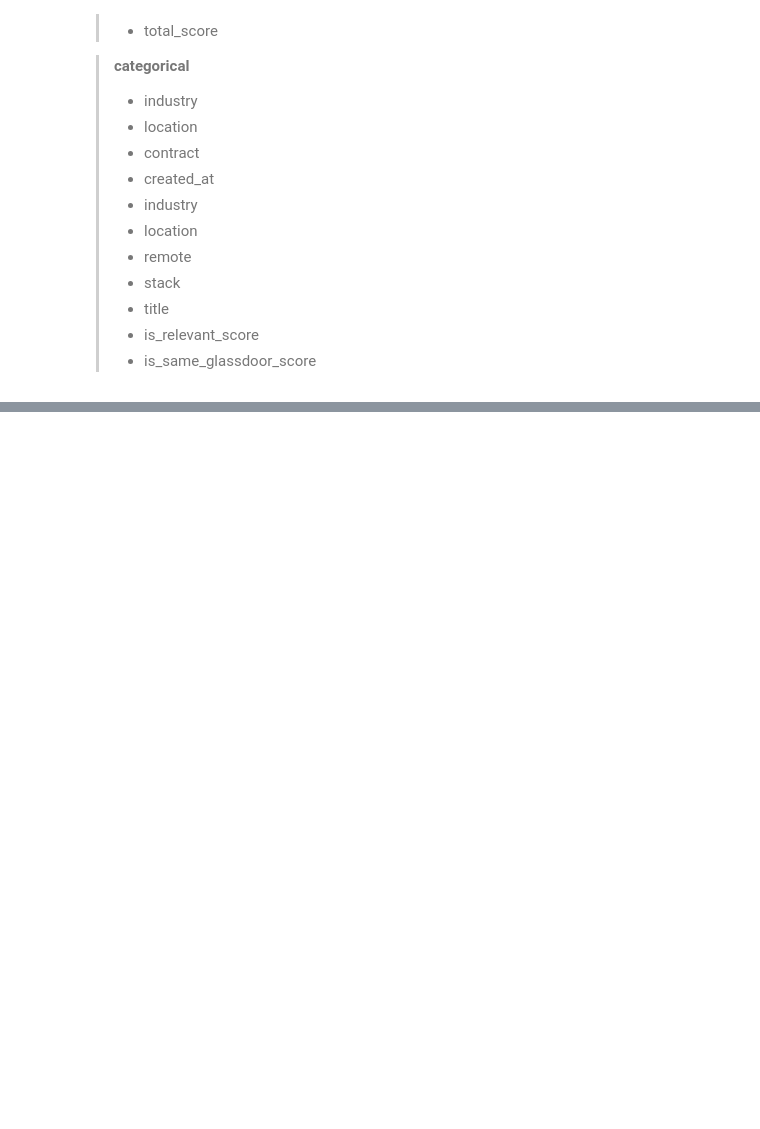
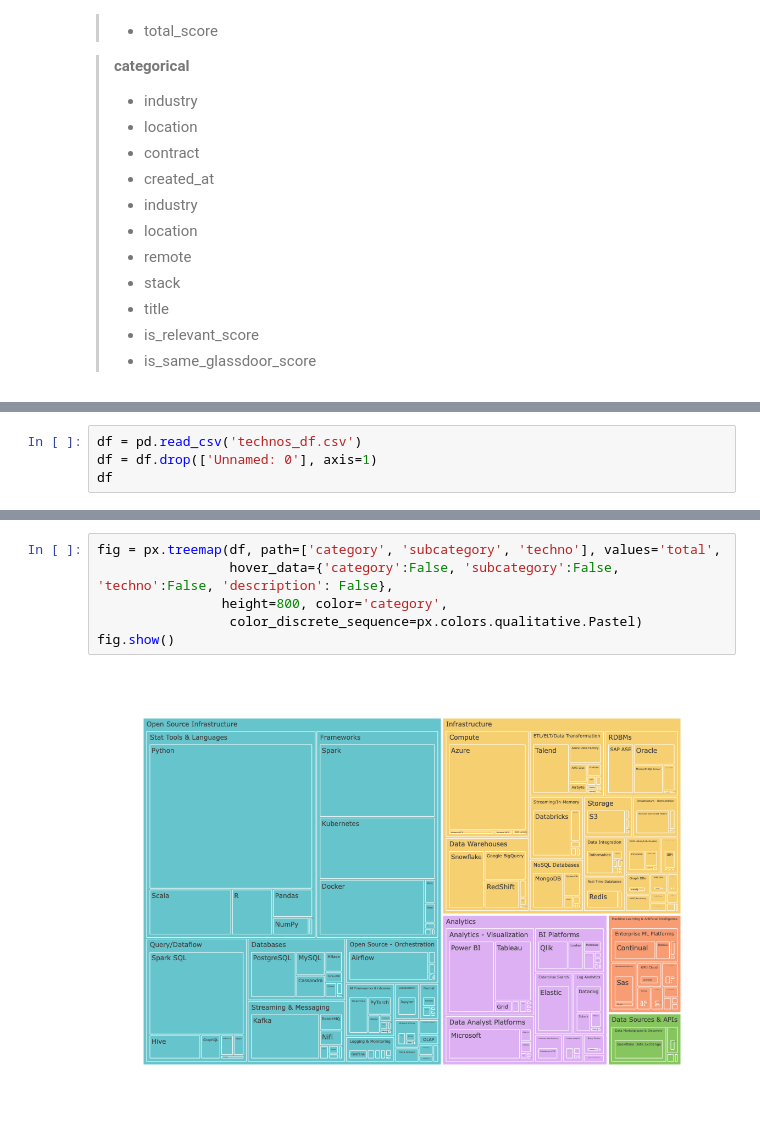
Before and after one commit to FelitaD/dbt-job-market, a Jupyter notebook: transformation/analyses/test_plotly.ipynb, the cells around one changed output, grey strips where cells are left out. Drawn from its saved outputs; the diff is of its cells as text; blank space fills up the shorter version.

```diff
--- a/transformation/analyses/test_plotly.ipynb
+++ b/transformation/analyses/test_plotly.ipynb
@@ -80,0 +31,4 @@ ValueError:
+# %%
+df = pd.read_csv('technos_df.csv')
+df = df.drop(['Unnamed: 0'], axis=1)
+df
@@ -80,0 +49,8 @@ ValueError:
+# %%
+fig = px.treemap(df, path=['category', 'subcategory', 'techno'], values='total',
+                 hover_data={'category':False, 'subcategory':False, 'techno':False, 'description': False},
+                height=800, color='category',
+                 color_discrete_sequence=px.colors.qualitative.Pastel)
+fig.show()
+# %% [output]
+[figure, added]
```
Also changed, not shown: parts of 10 cells of this notebook, 2 other files.
